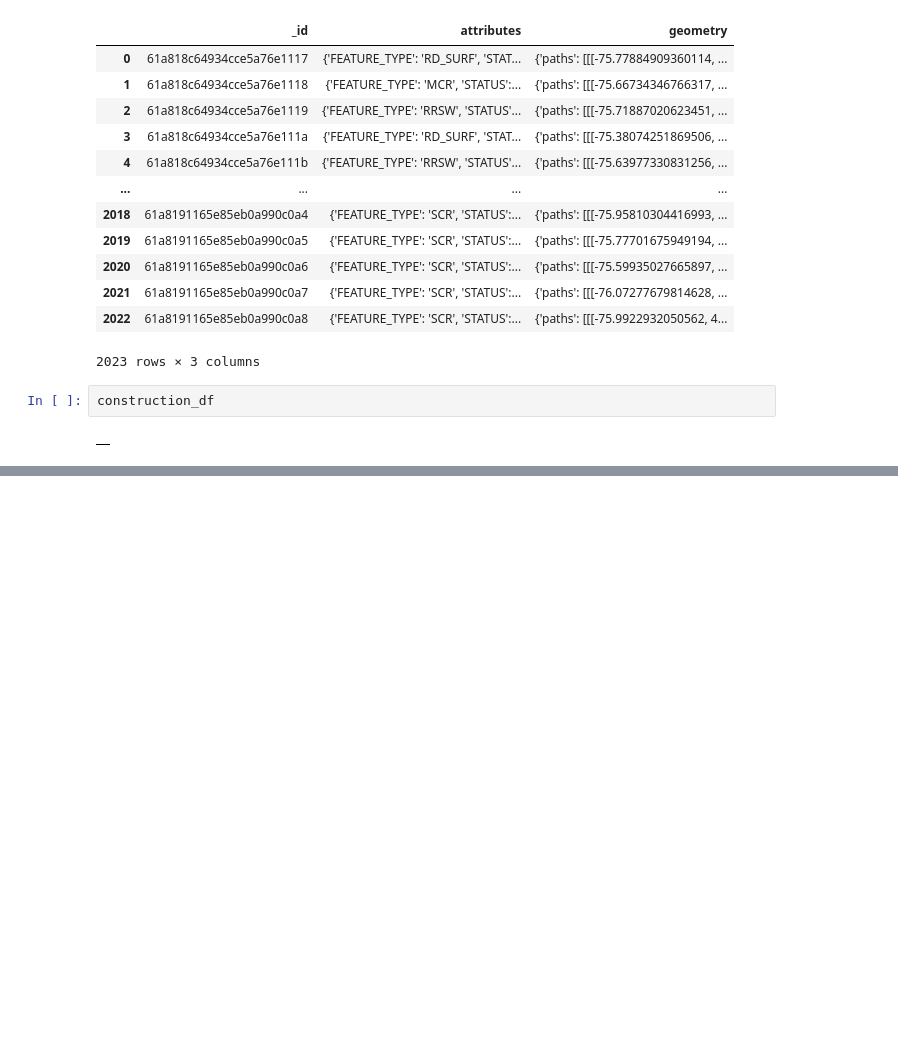
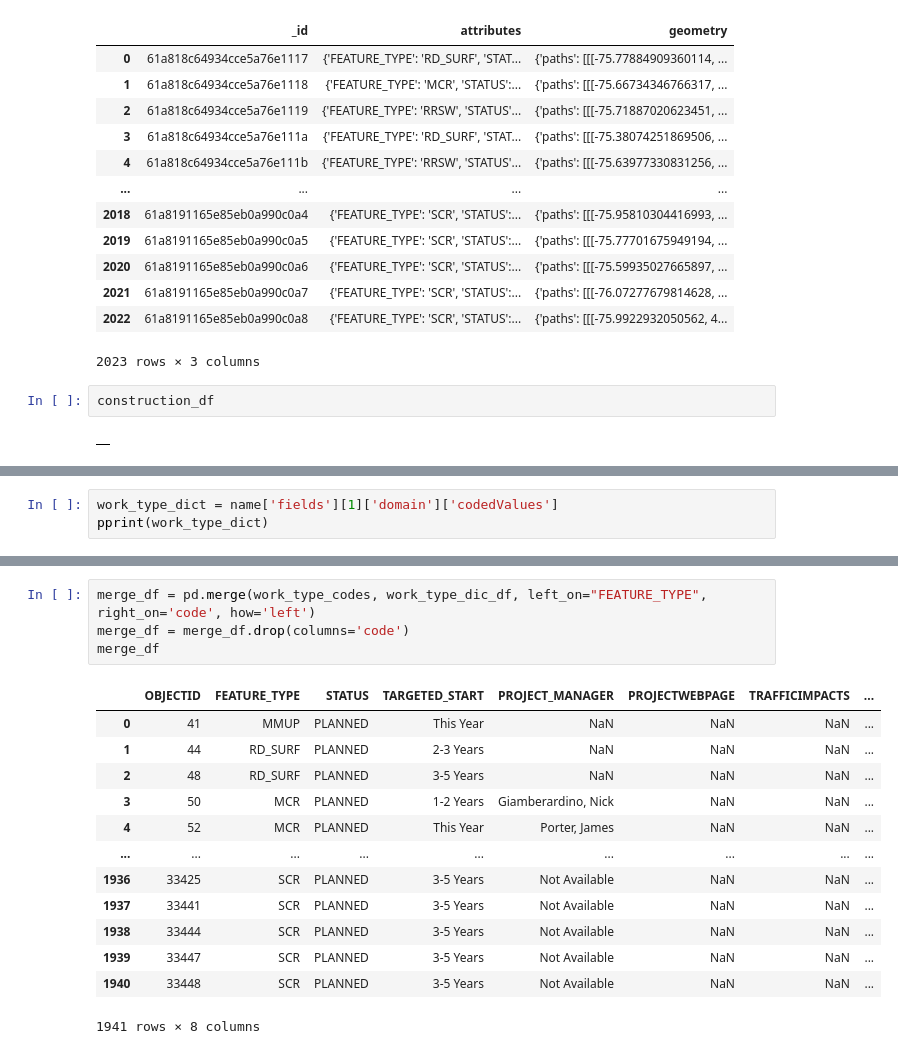
Before and after one commit to serenaremlang/Ottawa-Construction, a Jupyter notebook: code/data-cleaning.ipynb, the cells around one changed output, grey strips where cells are left out. Cells and saved outputs as stored; diff of their text form; blank space fills up the shorter version.

```diff
--- a/code/data-cleaning.ipynb
+++ b/code/data-cleaning.ipynb
@@ -68,0 +70,3 @@ AttributeError: module 'pandas' has no attribute 'tslib'
+# %%
+work_type_dict = name['fields'][1]['domain']['codedValues']
+pprint(work_type_dict)
@@ -68,0 +154,18 @@ AttributeError: module 'pandas' has no attribute 'tslib'
+# %%
+merge_df = pd.merge(work_type_codes, work_type_dic_df, left_on="FEATURE_TYPE", right_on='code', how='left')
+merge_df = merge_df.drop(columns='code')
+merge_df
+# %% [output]
+|  | OBJECTID | FEATURE_TYPE | STATUS | TARGETED_START | PROJECT_MANAGER | PROJECTWEBPAGE | TRAFFICIMPACTS | ... |
+| 0 | 41 | MMUP | PLANNED | This Year | NaN | NaN | NaN | ... |
+| 1 | 44 | RD_SURF | PLANNED | 2-3 Years | NaN | NaN | NaN | ... |
+| 2 | 48 | RD_SURF | PLANNED | 3-5 Years | NaN | NaN | NaN | ... |
+| 3 | 50 | MCR | PLANNED | 1-2 Years | Giamberardino, Nick | NaN | NaN | ... |
+| 4 | 52 | MCR | PLANNED | This Year | Porter, James | NaN | NaN | ... |
+| ... | ... | ... | ... | ... | ... | ... | ... | ... |
+| 1936 | 33425 | SCR | PLANNED | 3-5 Years | Not Available | NaN | NaN | ... |
+| 1937 | 33441 | SCR | PLANNED | 3-5 Years | Not Available | NaN | NaN | ... |
+| 1938 | 33444 | SCR | PLANNED | 3-5 Years | Not Available | NaN | NaN | ... |
+| 1939 | 33447 | SCR | PLANNED | 3-5 Years | Not Available | NaN | NaN | ... |
+| 1940 | 33448 | SCR | PLANNED | 3-5 Years | Not Available | NaN | NaN | ... |
+1941 rows × 8 columns
```
Also changed, not shown: parts of 16 cells of this notebook, 1 other file.
